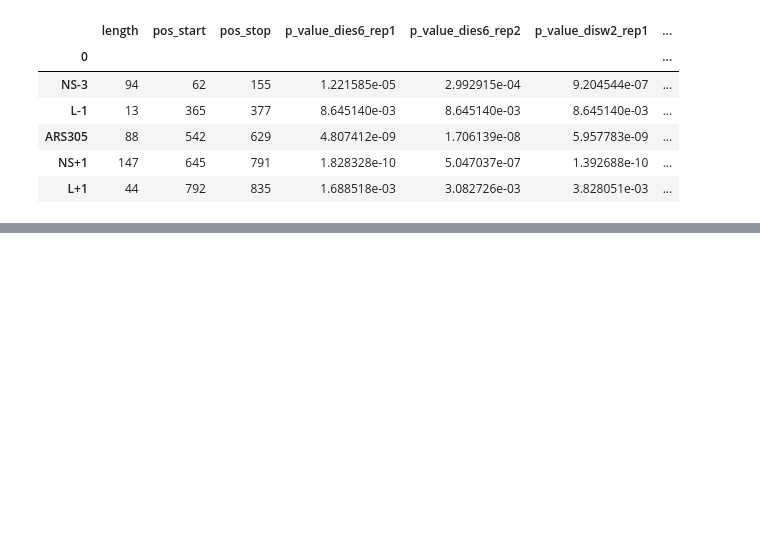
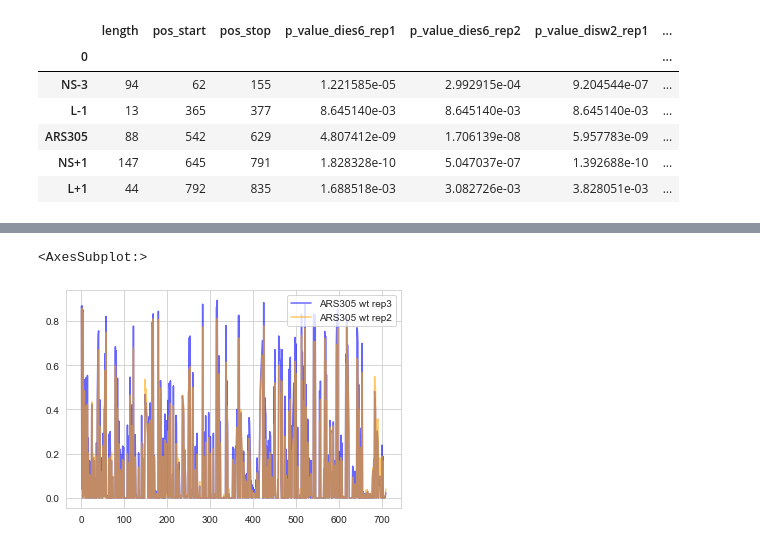
Before and after one commit to KarolineHoller/nanopore_methylation, a Jupyter notebook: methylation_analysis_20220502_ARS305.ipynb, the cells around one changed output, grey strips where cells are left out. Cells and saved outputs as stored; diff of their text form; code cells hidden in the pictures; blank space fills up the shorter version.

```diff
--- a/methylation_analysis_20220502_ARS305.ipynb
+++ b/methylation_analysis_20220502_ARS305.ipynb
@@ -1250,0 +1250,21 @@ joined_wt.shape
+# %%
+#subset the overlap in between the sequences
+
+overlap_ARS305_wt3 = ARS305_wt[:, 222:931]
+overlap_plasmid_wt3 = wt_rep3_naked_plasmid[:, 4082:4791]
+overlap_plasmid_wt2 = wt_rep2_naked_plasmid[:, 4082:4791]
+
+overlap_ARS305_dies6_1 = ARS305_dies6_rep1[:, 222:931]
+overlap_ARS305_dies6_2 = ARS305_dies6_rep2[:, 222:931]
+overlap_ARS305_disw2_1 = ARS305_disw2_rep1[:, 222:931]
+overlap_ARS305_disw2_2 = ARS305_disw2_rep2[:, 222:931]
+# %%
+#sns.lineplot(x = range(overlap_ARS305.shape[1]), y = overlap_ARS305.mean(axis = 0),
+ #            color = "black", label = "ARS305 wt rep3")
+sns.lineplot(x = range(overlap_ARS305_wt3.shape[1]), y = overlap_plasmid_wt3.mean(axis = 0),
+             color = "blue", label = "ARS305 wt rep3", alpha = 0.6)
+sns.lineplot(x = range(overlap_ARS305_wt3.shape[1]), y = overlap_plasmid_wt2.mean(axis = 0),
+             color = "orange", label = "ARS305 wt rep2", alpha = 0.6)
+# %% [output]
+<AxesSubplot:>
+[figure, added]
```
Also changed, not shown: parts of 46 cells of this notebook.
